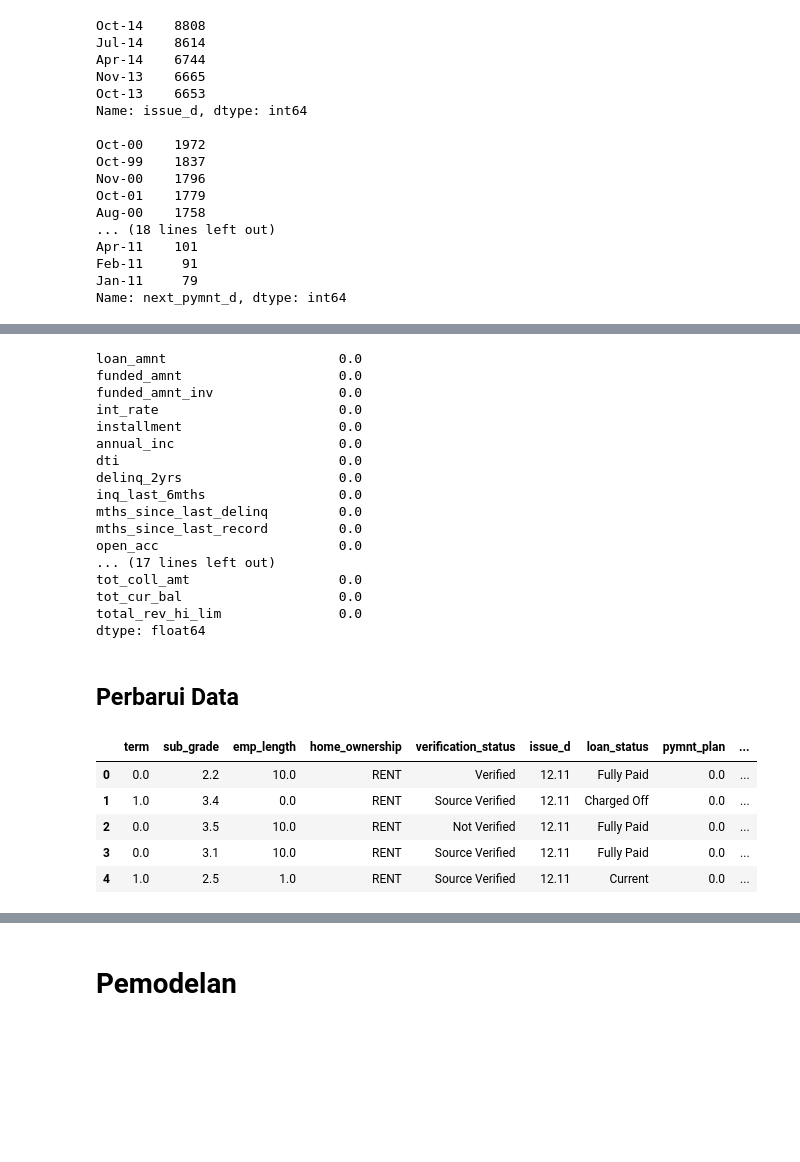
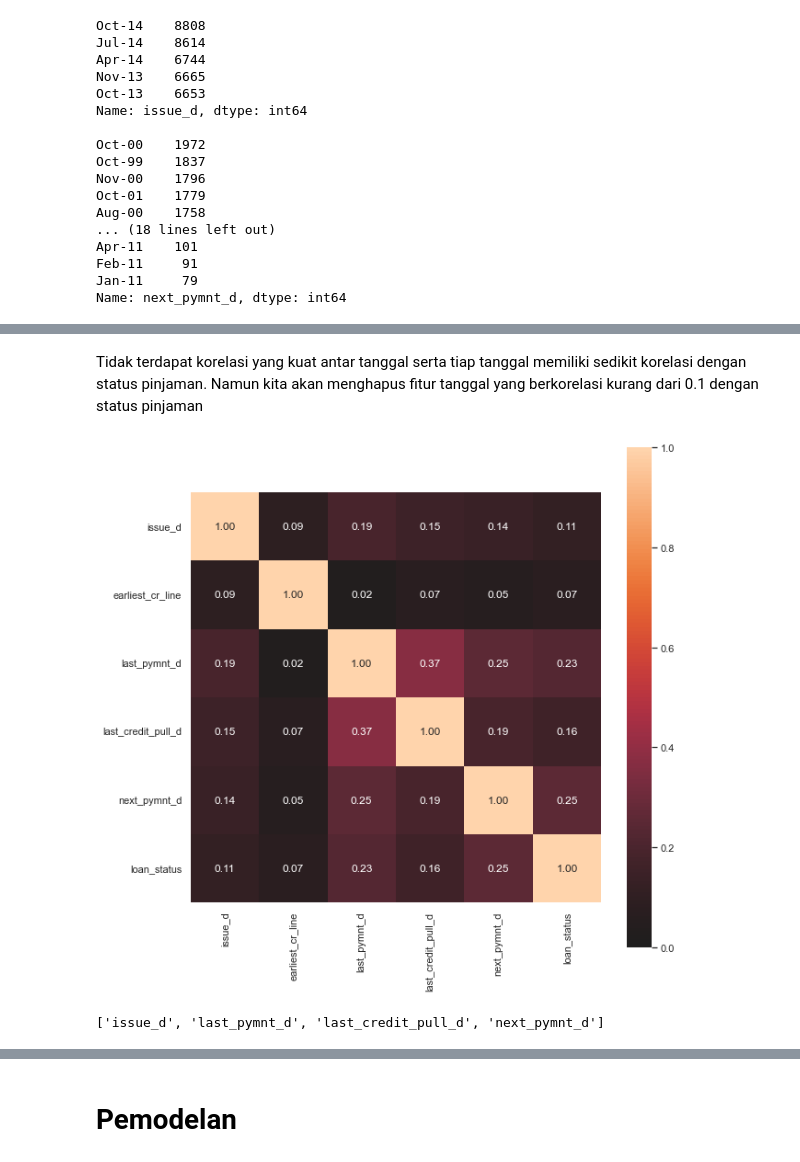
Before and after one commit to rakkaalhazimi/Loan-Status-Prediction, a Jupyter notebook: credit_loan_predictions.ipynb, the cells around one changed output, grey strips where cells are left out. Drawn from its saved outputs; the diff is of its cells as text; code cells hidden in the pictures; blank space fills up the shorter version.

```diff
--- a/credit_loan_predictions.ipynb
+++ b/credit_loan_predictions.ipynb
@@ -496,13 +496,20 @@ print("Kolom yang terlalu unik:")
 print(vari_col)
 print()
 
+# Kolom dengan kategori yang banyak
+cat_col_stat = data_stat[data_stat["dtype"] == "object"]
+vari_cat_col = cat_col_stat[cat_col_stat["unique_value"] > 1000].index.to_list()
+print("Kolom dengan kategori yang banyak:")
+print(vari_cat_col)
+print()
+
 # Kolom yang terdiri dari satu nilai
 single_valued_col = data_stat[data_stat["unique_value"] == 1].index.to_list()
 print("Kolom yang terlalu unik:")
 print(single_valued_col)
 print()
 
-removed_features = miss_col + vari_col + single_valued_col
+removed_features = miss_col + vari_col + vari_cat_col + single_valued_col
 # %% [output]
 Kolom yang semua datanya hilang:
 ['annual_inc_joint', 'dti_joint', 'verification_status_joint', 'open_acc_6m', 'open_il_6m', 'open_il_12m', 'open_il_24m', 'mths_since_rcnt_il', 'total_bal_il', 'il_util', 'open_rv_12m', 'open_rv_24m', ...
@@ -955,33 +569,18 @@ Filled annual_inc with most_frequent value
-# %%
-num_df.isna().mean()
-# %% [output]
-loan_amnt                      0.0
-funded_amnt                    0.0
-funded_amnt_inv                0.0
-int_rate                       0.0
-installment                    0.0
-annual_inc                     0.0
-dti                            0.0
-delinq_2yrs                    0.0
-inq_last_6mths                 0.0
-mths_since_last_delinq         0.0
-mths_since_last_record         0.0
-open_acc                       0.0
-... (17 lines left out)
-tot_coll_amt                   0.0
-tot_cur_bal                    0.0
-total_rev_hi_lim               0.0
-dtype: float64
-# %% [markdown]
-## Perbarui Data
-# %%
-pre_df = pd.concat([object_df, num_df], axis=1)
-# %%
-pre_df.head()
-# %% [output]
-|  | term | sub_grade | emp_length | home_ownership | verification_status | issue_d | loan_status | pymnt_plan | ... |
-| 0 | 0.0 | 2.2 | 10.0 | RENT | Verified | 12.11 | Fully Paid | 0.0 | ... |
-| 1 | 1.0 | 3.4 | 0.0 | RENT | Source Verified | 12.11 | Charged Off | 0.0 | ... |
-| 2 | 0.0 | 3.5 | 10.0 | RENT | Not Verified | 12.11 | Fully Paid | 0.0 | ... |
-| 3 | 0.0 | 3.1 | 10.0 | RENT | Source Verified | 12.11 | Fully Paid | 0.0 | ... |
-| 4 | 1.0 | 2.5 | 1.0 | RENT | Source Verified | 12.11 | Current | 0.0 | ... |
+# %% [markdown]
+Tidak terdapat korelasi yang kuat antar tanggal serta tiap tanggal memiliki sedikit korelasi dengan status pinjaman. Namun kita akan menghapus fitur tanggal yang berkorelasi kurang dari 0.1 dengan status pinjaman
+# %%
+# Korelasi antar tanggal dan status pinjaman
+used_cols = date_cols + ["loan_status"]
+complete_correlation = associations(
+    pre_df[used_cols],
+    filename='date_correlation.png',
+    figsize=(10,10)
+)
+# %% [output]
+[figure, added]
+# %%
+# Fitur tanggal yang akan kita gunakan
+affect_date_cols = ["issue_d", "last_pymnt_d", "last_credit_pull_d", "next_pymnt_d"]
+affect_date_cols
+# %% [output]
+['issue_d', 'last_pymnt_d', 'last_credit_pull_d', 'next_pymnt_d']
```
Also changed, not shown: parts of 107 cells of this notebook, 4 other files.
